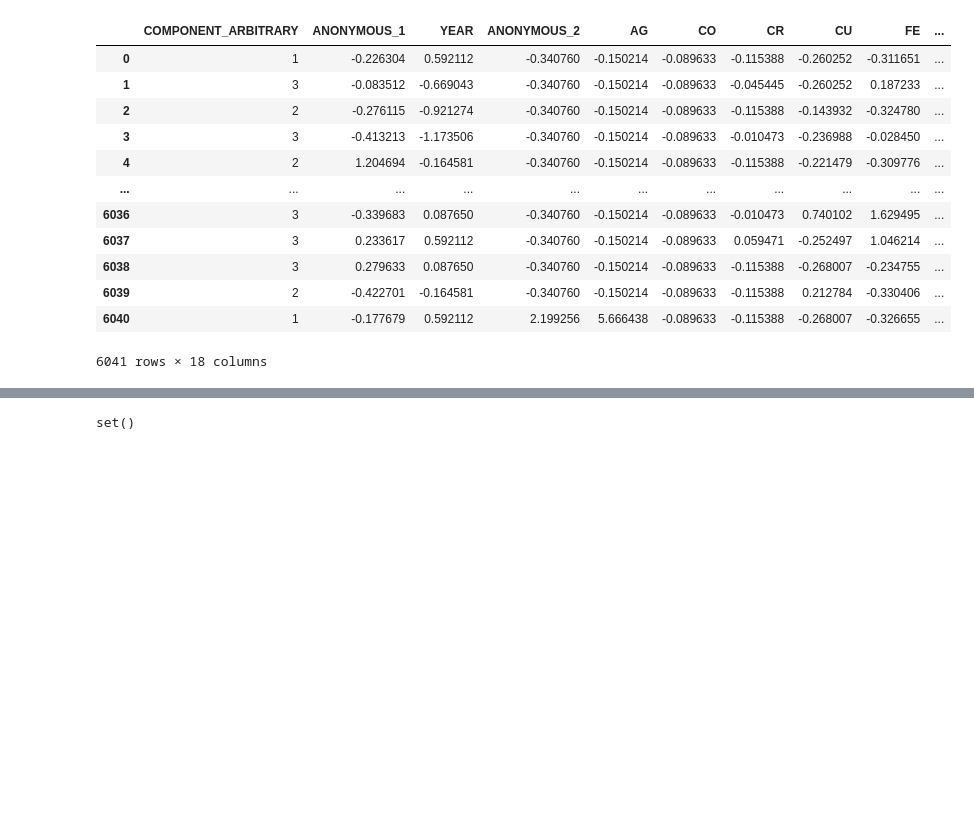
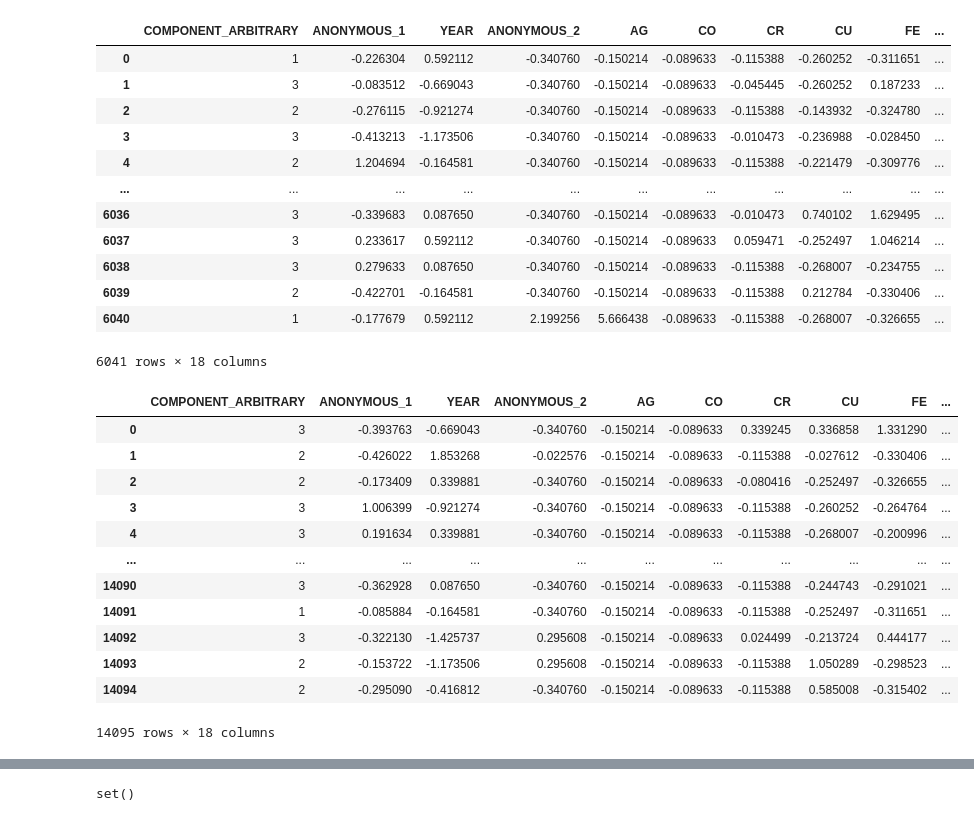
Before and after one commit to cswcjt/Dacon-Oil, a Jupyter notebook: test.ipynb, the cells around one changed output, grey strips where cells are left out. Drawn from its saved outputs; the diff is of its cells as text; code cells hidden in the pictures; blank space fills up the shorter version.

Commit message:
feat: Edit test file

```diff
--- a/test.ipynb
+++ b/test.ipynb
@@ -48,6 +92,14 @@ train = pd.read_csv(load_path + 'train.csv')
 test = pd.read_csv(load_path + 'test.csv')
 submission = pd.read_csv(load_path + 'sample_submission.csv')
 # %%
+# Load Data
+save_path = 'submission/'
+base_path = 'data/'
+
+train = pd.read_csv(base_path + 'train.csv')
+test = pd.read_csv(base_path + 'test.csv')
+submission = pd.read_csv(base_path + 'sample_submission.csv')
+
 # Preprocessing
 
 train = train.fillna(0)
@@ -742,3 +413,20 @@ class Regressor(Ensemble):
+# %%
+X_reg = X[test.columns]
+X_reg
+# %% [output]
+|  | COMPONENT_ARBITRARY | ANONYMOUS_1 | YEAR | ANONYMOUS_2 | AG | CO | CR | CU | FE | ... |
+| 0 | 3 | -0.393763 | -0.669043 | -0.340760 | -0.150214 | -0.089633 | 0.339245 | 0.336858 | 1.331290 | ... |
+| 1 | 2 | -0.426022 | 1.853268 | -0.022576 | -0.150214 | -0.089633 | -0.115388 | -0.027612 | -0.330406 | ... |
+| 2 | 2 | -0.173409 | 0.339881 | -0.340760 | -0.150214 | -0.089633 | -0.080416 | -0.252497 | -0.326655 | ... |
+| 3 | 3 | 1.006399 | -0.921274 | -0.340760 | -0.150214 | -0.089633 | -0.115388 | -0.260252 | -0.264764 | ... |
+| 4 | 3 | 0.191634 | 0.339881 | -0.340760 | -0.150214 | -0.089633 | -0.115388 | -0.268007 | -0.200996 | ... |
+| ... | ... | ... | ... | ... | ... | ... | ... | ... | ... | ... |
+| 14090 | 3 | -0.362928 | 0.087650 | -0.340760 | -0.150214 | -0.089633 | -0.115388 | -0.244743 | -0.291021 | ... |
+| 14091 | 1 | -0.085884 | -0.164581 | -0.340760 | -0.150214 | -0.089633 | -0.115388 | -0.252497 | -0.311651 | ... |
+| 14092 | 3 | -0.322130 | -1.425737 | 0.295608 | -0.150214 | -0.089633 | 0.024499 | -0.213724 | 0.444177 | ... |
+| 14093 | 2 | -0.153722 | -1.173506 | 0.295608 | -0.150214 | -0.089633 | -0.115388 | 1.050289 | -0.298523 | ... |
+| 14094 | 2 | -0.295090 | -0.416812 | -0.340760 | -0.150214 | -0.089633 | -0.115388 | 0.585008 | -0.315402 | ... |
+14095 rows × 18 columns
 # %%
 from sklearn.model_selection import train_test_split
 
```
Also changed, not shown: parts of 28 cells of this notebook.
